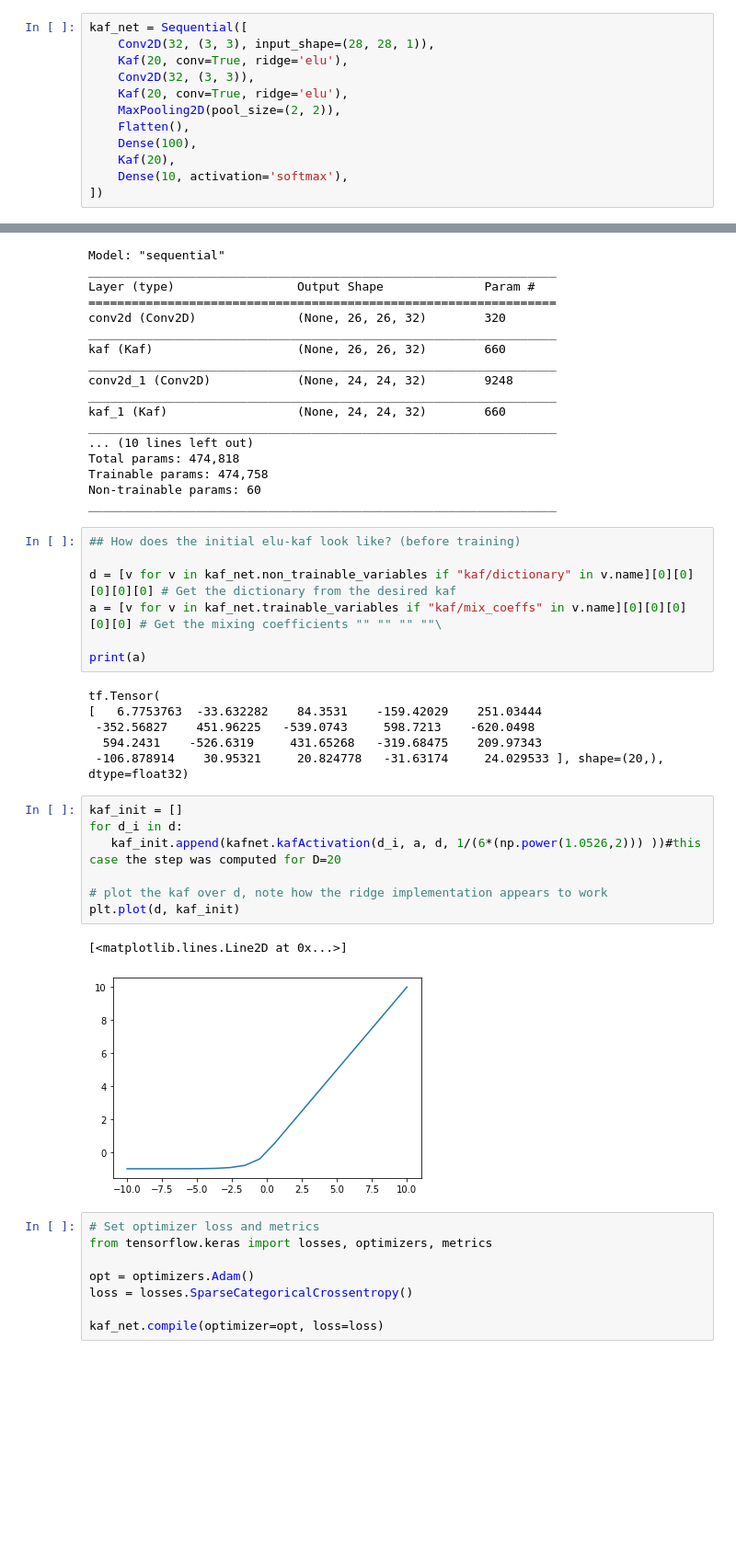
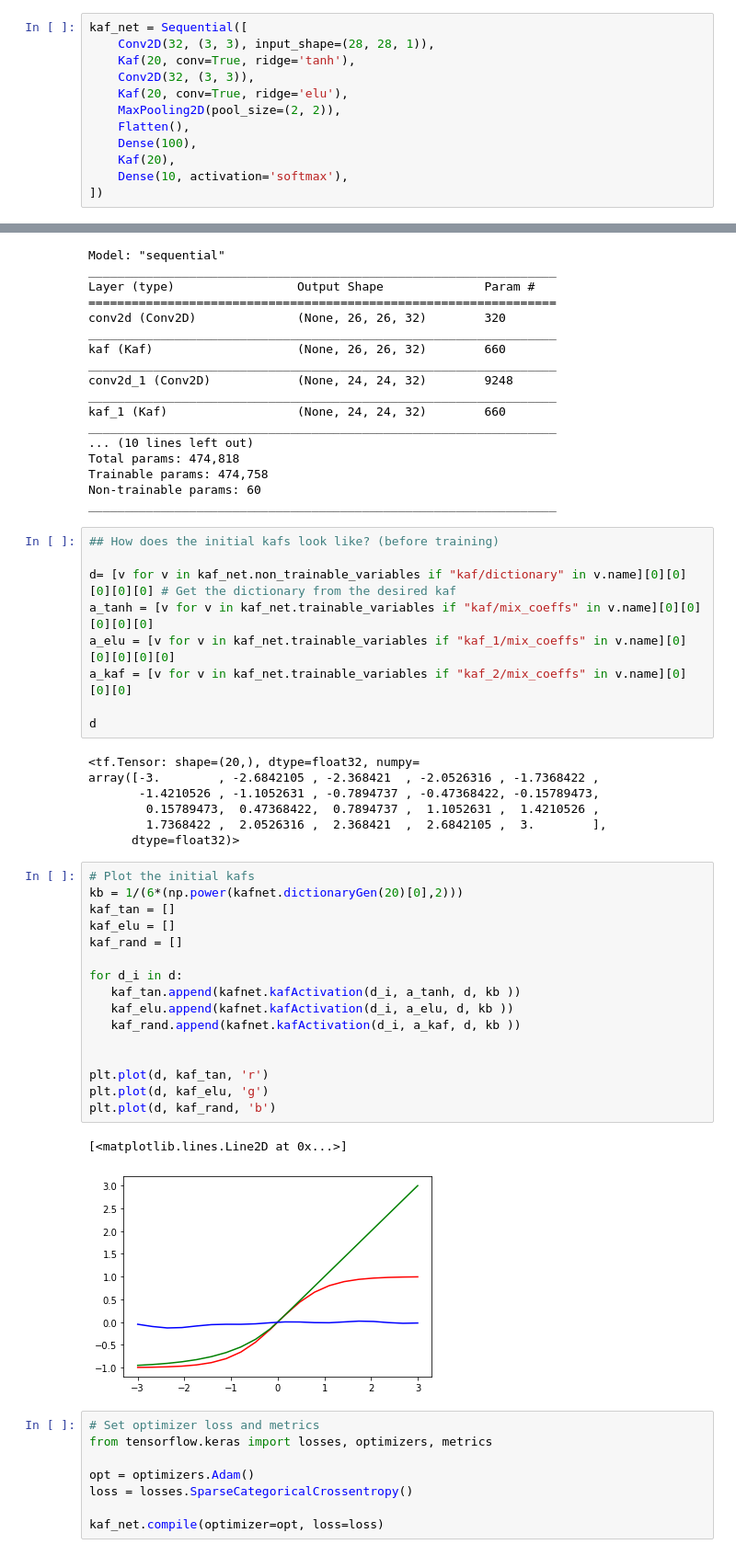
Before and after one commit to arbiter1elegantiae/kaf-nets, a Jupyter notebook: custom-a-init.ipynb, the cells around one changed output, grey strips where cells are left out. Shown at 92% size. Drawn from its saved outputs; the diff is of its cells as text; blank space fills up the shorter version.

Commit message:
KAFs shapes visualization notebook

```diff
--- a/custom-a-init.ipynb
+++ b/custom-a-init.ipynb
@@ -37,7 +42,7 @@ Downloading data from https://storage.googleapis.com/tensorflow/tf-keras-dataset
 # %%
 kaf_net = Sequential([
     Conv2D(32, (3, 3), input_shape=(28, 28, 1)),
-    Kaf(20, conv=True, ridge='elu'),
+    Kaf(20, conv=True, ridge='tanh'),
     Conv2D(32, (3, 3)),
     Kaf(20, conv=True, ridge='elu'),
     MaxPooling2D(pool_size=(2, 2)),
@@ -67,28 +72,40 @@ Trainable params: 474,758
 Non-trainable params: 60
 _________________________________________________________________
 # %%
-## How does the initial elu-kaf look like? (before training)
+## How does the initial kafs look like? (before training)
 
-d = [v for v in kaf_net.non_trainable_variables if "kaf/dictionary" in v.name][0][0][0][0][0] # Get the dictionary from the desired kaf
-a = [v for v in kaf_net.trainable_variables if "kaf/mix_coeffs" in v.name][0][0][0][0][0] # Get the mixing coefficients "" "" "" ""\
+d= [v for v in kaf_net.non_trainable_variables if "kaf/dictionary" in v.name][0][0][0][0][0] # Get the dictionary from the desired kaf
+a_tanh = [v for v in kaf_net.trainable_variables if "kaf/mix_coeffs" in v.name][0][0][0][0][0]
+a_elu = [v for v in kaf_net.trainable_variables if "kaf_1/mix_coeffs" in v.name][0][0][0][0][0]
+a_kaf = [v for v in kaf_net.trainable_variables if "kaf_2/mix_coeffs" in v.name][0][0][0]
 
-print(a)
+d
 # %% [output]
-tf.Tensor(
-[   6.7753763  -33.632282    84.3531    -159.42029    251.03444
- -352.56827    451.96225   -539.0743     598.7213    -620.0498
-  594.2431    -526.6319     431.65268   -319.68475    209.97343
- -106.878914    30.95321     20.824778   -31.63174     24.029533 ], shape=(20,), dtype=float32)
+<tf.Tensor: shape=(20,), dtype=float32, numpy=
+array([-3.        , -2.6842105 , -2.368421  , -2.0526316 , -1.7368422 ,
+       -1.4210526 , -1.1052631 , -0.7894737 , -0.47368422, -0.15789473,
+        0.15789473,  0.47368422,  0.7894737 ,  1.1052631 ,  1.4210526 ,
+        1.7368422 ,  2.0526316 ,  2.368421  ,  2.6842105 ,  3.        ],
+      dtype=float32)>
-# %%
-kaf_init = []
-for d_i in d:
-   kaf_init.append(kafnet.kafActivation(d_i, a, d, 1/(6*(np.power(1.0526,2))) ))#this case the step was computed for D=20
-
-# plot the kaf over d, note how the ridge implementation appears to work
-plt.plot(d, kaf_init)
-# %% [output]
-[<matplotlib.lines.Line2D at 0x...>]
-[figure, removed]
+# %%
+# Plot the initial kafs
+kb = 1/(6*(np.power(kafnet.dictionaryGen(20)[0],2)))
+kaf_tan = []
+kaf_elu = []
+kaf_rand = []
+
+for d_i in d:
+   kaf_tan.append(kafnet.kafActivation(d_i, a_tanh, d, kb ))
+   kaf_elu.append(kafnet.kafActivation(d_i, a_elu, d, kb ))
+   kaf_rand.append(kafnet.kafActivation(d_i, a_kaf, d, kb ))
+
+
+plt.plot(d, kaf_tan, 'r')
+plt.plot(d, kaf_elu, 'g')
+plt.plot(d, kaf_rand, 'b')
+# %% [output]
+[<matplotlib.lines.Line2D at 0x...>]
+[figure, added]
 # %%
 # Set optimizer loss and metrics
 from tensorflow.keras import losses, optimizers, metrics
```
Also changed, not shown: parts of 14 cells of this notebook, 2 other files.
